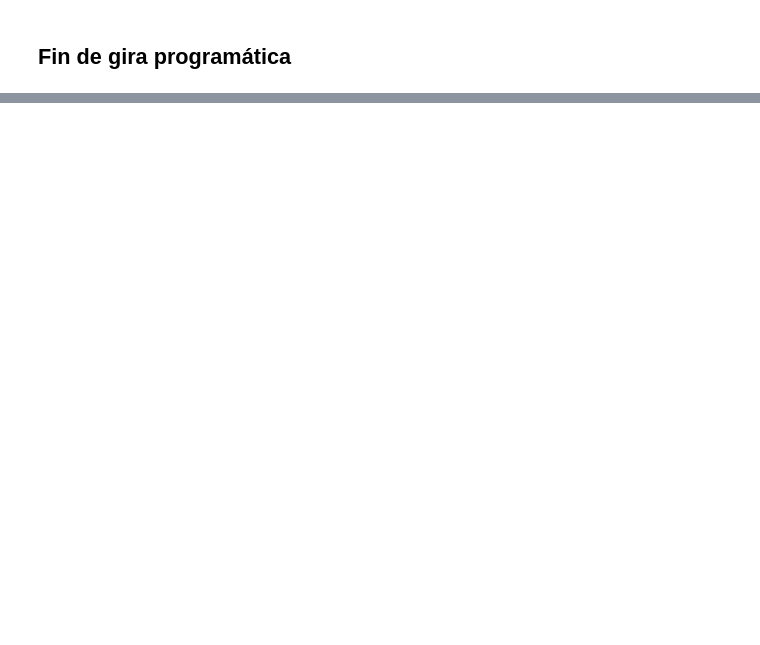
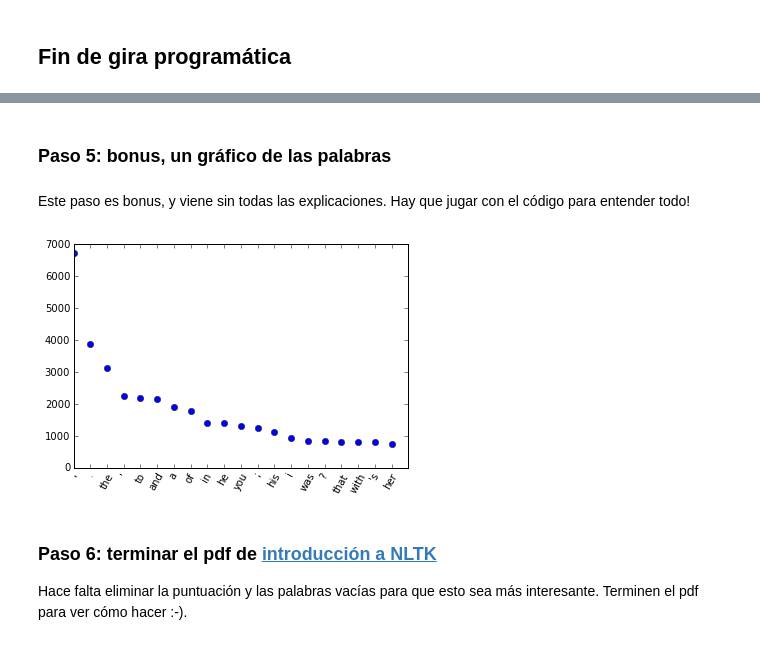
Before and after one commit to wehlutyk/python-unc-2014, a Jupyter notebook: 3 - Jueves.ipynb, the cells around one changed output, grey strips where cells are left out. Cells and saved outputs as stored; diff of their text form; code cells hidden in the pictures; blank space fills up the shorter version.

```diff
--- a/3 - Jueves.ipynb
+++ b/3 - Jueves.ipynb
@@ -39,0 +276,7 @@ No nos da el tiempo :). Terminen los [tutoriales de introducción](http://introt
+# %%
+unique_tokens = set([])
+for token in tokens:
+    # Guardamos sóla la forma minúscula de los tokens
+    unique_tokens.add(token.lower())
+
+print(u"El texto contiene {} tokens únicos.".format(len(unique_tokens)))
@@ -39,0 +287,14 @@ No nos da el tiempo :). Terminen los [tutoriales de introducción](http://introt
+# %%
+def contar_occurrencias(palabra):
+    # La variable que nos dice cuántas veces encontramos la palabra buscada
+    n = 0
+
+    # Para cada token...
+    for token in tokens:
+        # ... probamos si este token, todo en minúscula, es la palabra que buscamos...
+        if token.lower() == palabra.lower():
+            # ... y en este caso lo contamos
+            n = n + 1
+
+    # Y retornamos el número de occurrencias
+    return n
@@ -39,0 +307,9 @@ No nos da el tiempo :). Terminen los [tutoriales de introducción](http://introt
+# %%
+occurrencias = []
+for token in unique_tokens:
+    # Estockeamos el tuple continiendo el número de occurrencias, y el token
+    occurrencias.append((contar_occurrencias(token), token))
+
+# Esto son los 50 tokens más frecuentes
+for occurrencia in sorted(occurrencias, reverse=True)[:50]:
+    print(occurrencia)
@@ -39,0 +356,24 @@ No nos da el tiempo :). Terminen los [tutoriales de introducción](http://introt
+# %% [markdown]
+### Paso 5: bonus, un gráfico de las palabras
+# %% [markdown]
+Este paso es bonus, y viene sin todas las explicaciones. Hay que jugar con el código para entender todo!
+# %%
+import matplotlib.pyplot as plt
+%matplotlib inline
+
+n_palabras = 20
+numeros = []
+palabras = []
+x = range(n_palabras)
+for occurrencia in sorted(occurrencias, reverse=True)[:n_palabras]:
+    numeros.append(occurrencia[0])
+    palabras.append(occurrencia[1])
+
+plt.plot(x, numeros, 'o')
+plt.xticks(x, palabras, rotation=60);
+# %% [output]
+[figure, added]
+# %% [markdown]
+### Paso 6: terminar el pdf de [introducción a NLTK](http://idrh.ku.edu/sites/idrh.ku.edu/files/files/djw2014/2014_03_07_KU-IDRH-NLTKWorkshop.pdf)
+
+Hace falta eliminar la puntuación y las palabras vacías para que esto sea más interesante. Terminen el pdf para ver cómo hacer :-).
```
Also changed, not shown: parts of 63 cells of this notebook.
